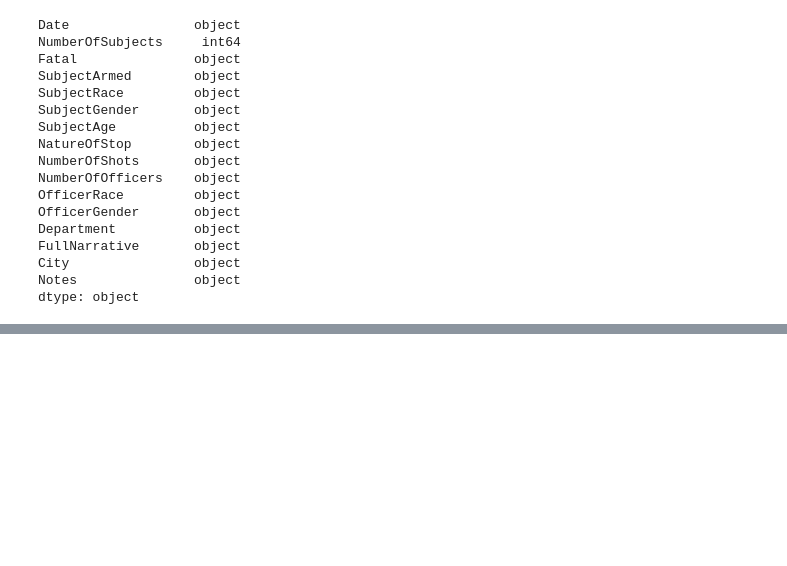
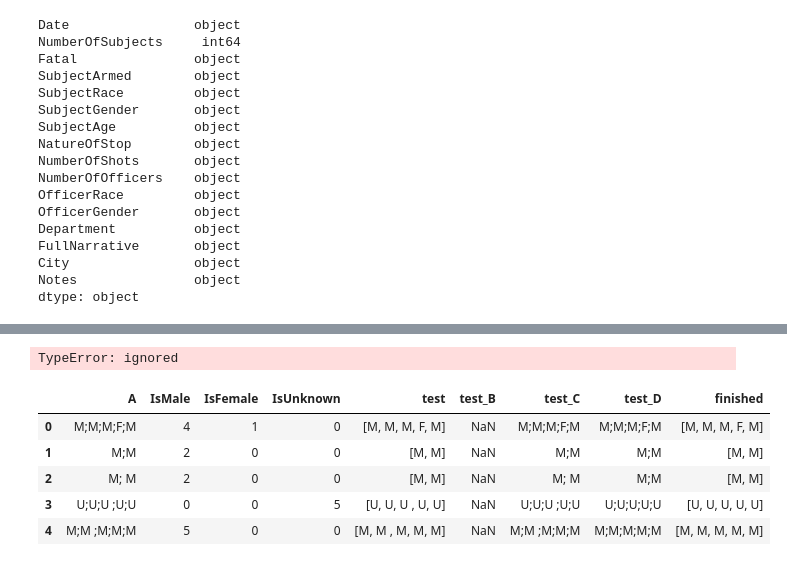
Before and after one commit to adamlutzz/DS-Unit-2-Applied-Modeling, a Jupyter notebook: Fatal_Police_Shootings.ipynb, the cells around one changed output, grey strips where cells are left out. Drawn from its saved outputs; the diff is of its cells as text; code cells hidden in the pictures; blank space fills up the shorter version.

```diff
--- a/Fatal_Police_Shootings.ipynb
+++ b/Fatal_Police_Shootings.ipynb
@@ -223,0 +297,4 @@ dtype: object
+# %%
+df_exp['test'] = df_exp['A'].str.split(pat=';')
+
+df_exp
@@ -223,0 +308,4 @@ dtype: object
+# %%
+df_exp['test_B'] = df_exp['test'].str.strip()
+
+df_exp
@@ -223,0 +319,4 @@ dtype: object
+# %%
+df_exp['test_C'] = df_exp['A'].str.strip()
+
+df_exp
@@ -223,0 +330,17 @@ dtype: object
+# %%
+df_exp['test_D'] = df_exp['A'].str.replace([' ','/'], '')
+
+df_exp
+# %% [output]
+TypeError: ignored
+# %%
+df_exp['finished'] = df_exp['test_D'].str.split(pat=';')
+
+df_exp
+# %% [output]
+|  | A | IsMale | IsFemale | IsUnknown | test | test_B | test_C | test_D | finished |
+| 0 | M;M;M;F;M | 4 | 1 | 0 | [M, M, M, F, M] | NaN | M;M;M;F;M | M;M;M;F;M | [M, M, M, F, M] |
+| 1 | M;M | 2 | 0 | 0 | [M, M] | NaN | M;M | M;M | [M, M] |
+| 2 | M; M | 2 | 0 | 0 | [M, M] | NaN | M; M | M;M | [M, M] |
+| 3 | U;U;U ;U;U | 0 | 0 | 5 | [U, U, U , U, U] | NaN | U;U;U ;U;U | U;U;U;U;U | [U, U, U, U, U] |
+| 4 | M;M ;M;M;M | 5 | 0 | 0 | [M, M , M, M, M] | NaN | M;M ;M;M;M | M;M;M;M;M | [M, M, M, M, M] |
```
Also changed, not shown: parts of 14 cells of this notebook.
